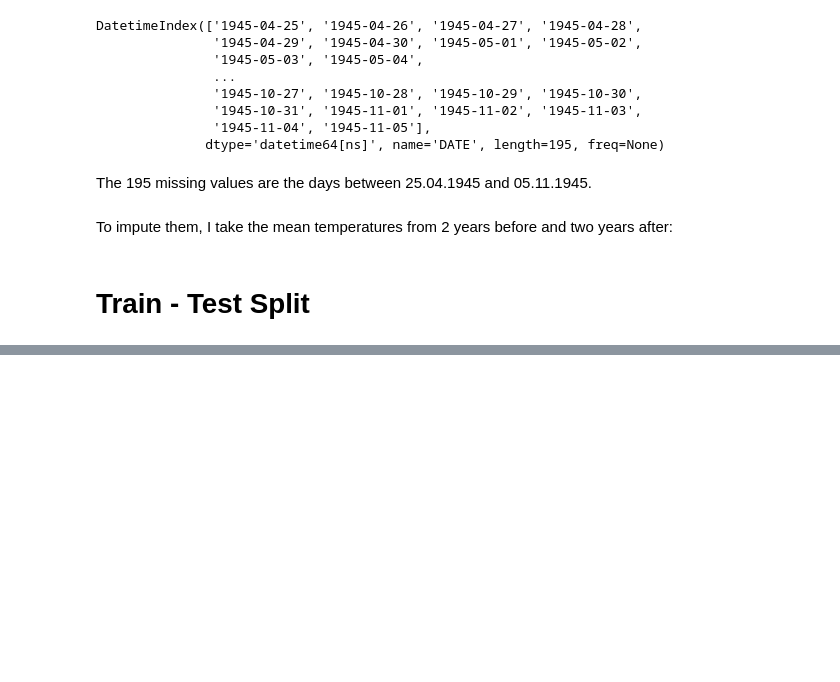
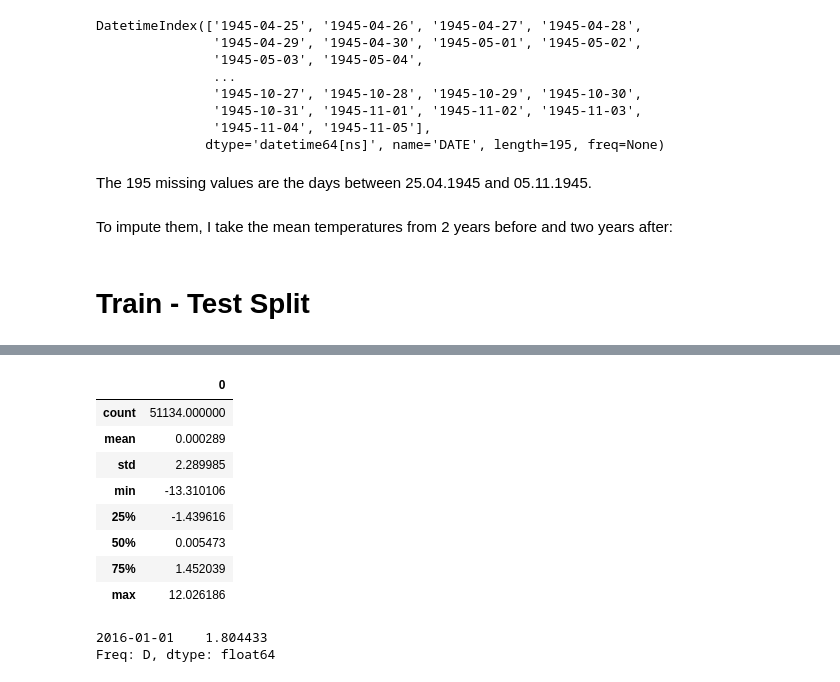
Before and after one commit to MariaDragoumi/Spiced_projects, a Jupyter notebook: 07_Temperature_prediction/temperature_prediction_ARIMA.ipynb, the cells around one changed output, grey strips where cells are left out. Cells and saved outputs as stored; diff of their text form; code cells hidden in the pictures; blank space fills up the shorter version.

```diff
--- a/07_Temperature_prediction/temperature_prediction_ARIMA.ipynb
+++ b/07_Temperature_prediction/temperature_prediction_ARIMA.ipynb
@@ -502,0 +171,12 @@ df_train
+# %%
+residuals.describe()
+# %% [output]
+|  | 0 |
+| count | 51134.000000 |
+| mean | 0.000289 |
+| std | 2.289985 |
+| min | -13.310106 |
+| 25% | -1.439616 |
+| 50% | 0.005473 |
+| 75% | 1.452039 |
+| max | 12.026186 |
@@ -502,0 +198,6 @@ df_train
+# %%
+output = arima_model_fit.forecast()
+output
+# %% [output]
+2016-01-01    1.804433
+Freq: D, dtype: float64
```
Also changed, not shown: parts of 67 cells of this notebook, 1 other file.
